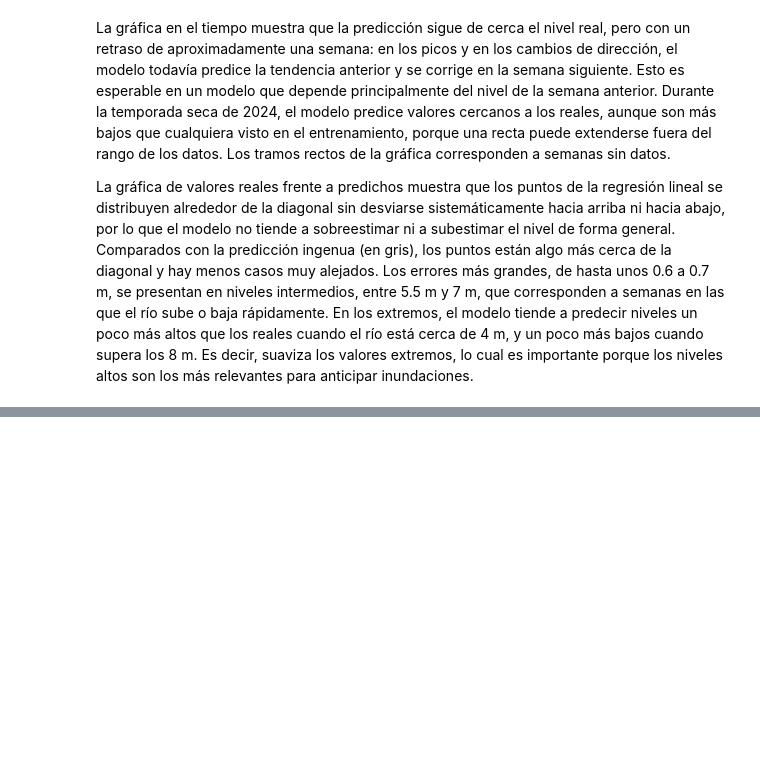
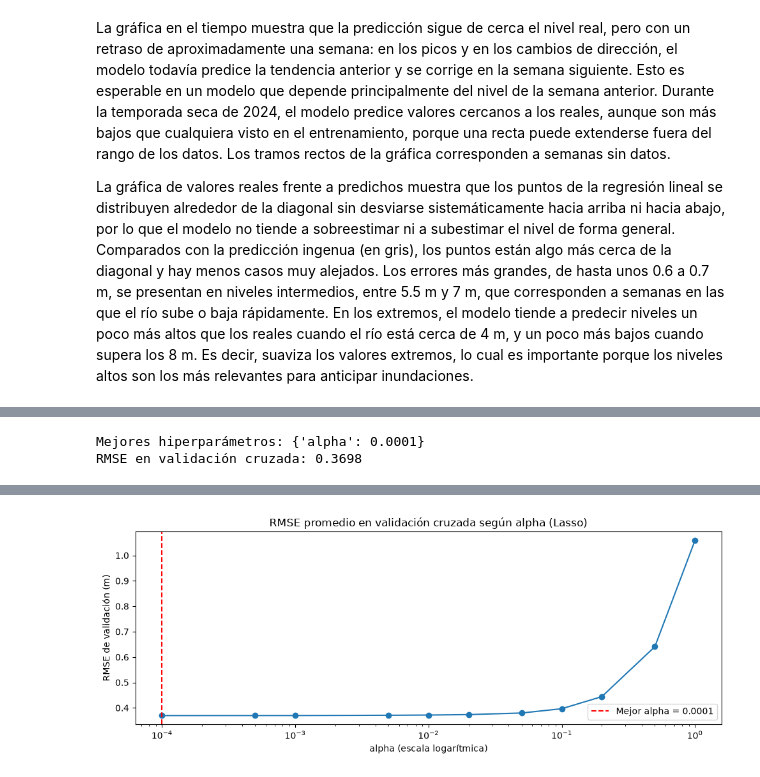
Before and after one commit to AlfonsoMSDL/Proyecto-Aprendizaje-Supervizado-IA, a Jupyter notebook: PromedioNivelMax.ipynb, the cells around one changed output, grey strips where cells are left out. Saved outputs shown, nothing was run; the diff lists cells and outputs as text; code cells hidden in the pictures; blank space fills up the shorter version.

Commit message:
Implementando Lasso

```diff
--- a/PromedioNivelMax.ipynb
+++ b/PromedioNivelMax.ipynb
@@ -1611,0 +1620,17 @@ La gráfica de valores reales frente a predichos muestra que los puntos de la re
+# %%
+modelo_lasso = Lasso(alpha=1.0)
+modelo_lasso.fit(X_train_esc, y_train)
+
+pred_lasso_train = modelo_lasso.predict(X_train_esc)
+pred_lasso = modelo_lasso.predict(X_test_esc)
+
+metricas_lasso_train = evaluar_modelo(y_train, pred_lasso_train)
+metricas_lasso = evaluar_modelo(y_test, pred_lasso)
+
+print("Intercepto:", round(modelo_lasso.intercept_, 4))
+print("Coeficientes iguales a cero:", (modelo_lasso.coef_ == 0).sum(), "de", len(modelo_lasso.coef_))
+display(pd.DataFrame({"Regresión lineal": modelo_lineal.coef_, "Lasso base": modelo_lasso.coef_},
+                     index=X_train_esc.columns).round(4))
+display(pd.DataFrame({"Lineal - Prueba": metricas_lineal,
+                      "Lasso base - Entrenamiento": metricas_lasso_train,
+                      "Lasso base - Prueba": metricas_lasso}).round(3))
@@ -1611,0 +1662,31 @@ La gráfica de valores reales frente a predichos muestra que los puntos de la re
+# %%
+parametros_lasso = {"alpha": [0.0001, 0.0005, 0.001, 0.005, 0.01, 0.02, 0.05, 0.1, 0.2, 0.5, 1.0]}
+
+grid_lasso = GridSearchCV(Lasso(max_iter=10000), parametros_lasso, cv=tscv, scoring=metrica_busqueda)
+grid_lasso.fit(X_train_esc, y_train)
+
+print("Mejores hiperparámetros:", grid_lasso.best_params_)
+print("RMSE en validación cruzada:", round(-grid_lasso.best_score_, 4))
+
+# RMSE promedio en validación cruzada para cada alpha probado
+resultados_alpha = pd.DataFrame({
+    "alpha": grid_lasso.cv_results_["param_alpha"].astype(float),
+    "RMSE_validacion": -grid_lasso.cv_results_["mean_test_score"],
+    "desviacion_entre_particiones": grid_lasso.cv_results_["std_test_score"],
+})
+display(resultados_alpha.round(4).set_index("alpha").T)
+
+fig, ax = plt.subplots(figsize=(10, 4))
+ax.plot(resultados_alpha["alpha"], resultados_alpha["RMSE_validacion"], marker="o")
+ax.axvline(grid_lasso.best_params_["alpha"], color="red", linestyle="--",
+           label=f"Mejor alpha = {grid_lasso.best_params_['alpha']}")
+ax.set_xscale("log")
+ax.set_title("RMSE promedio en validación cruzada según alpha (Lasso)")
+ax.set_xlabel("alpha (escala logarítmica)")
+ax.set_ylabel("RMSE de validación (m)")
+ax.legend()
+plt.tight_layout()
+plt.show()
+# %% [output]
+Mejores hiperparámetros: {'alpha': 0.0001}
+RMSE en validación cruzada: 0.3698
@@ -1611,0 +1696 @@ La gráfica de valores reales frente a predichos muestra que los puntos de la re
+[figure, added]
```
Also changed, not shown: parts of 12 cells of this notebook.
